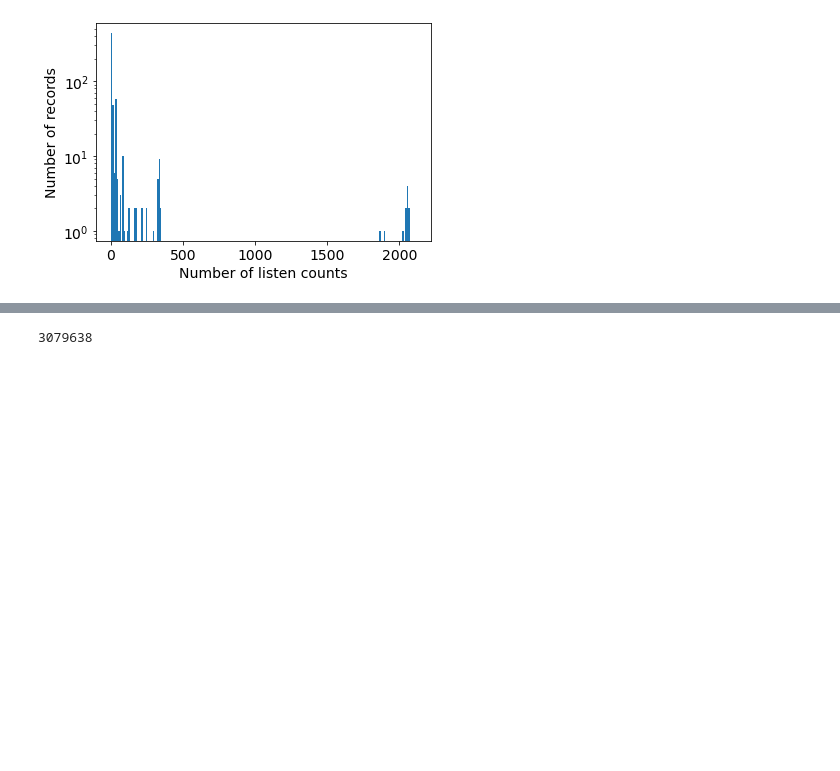
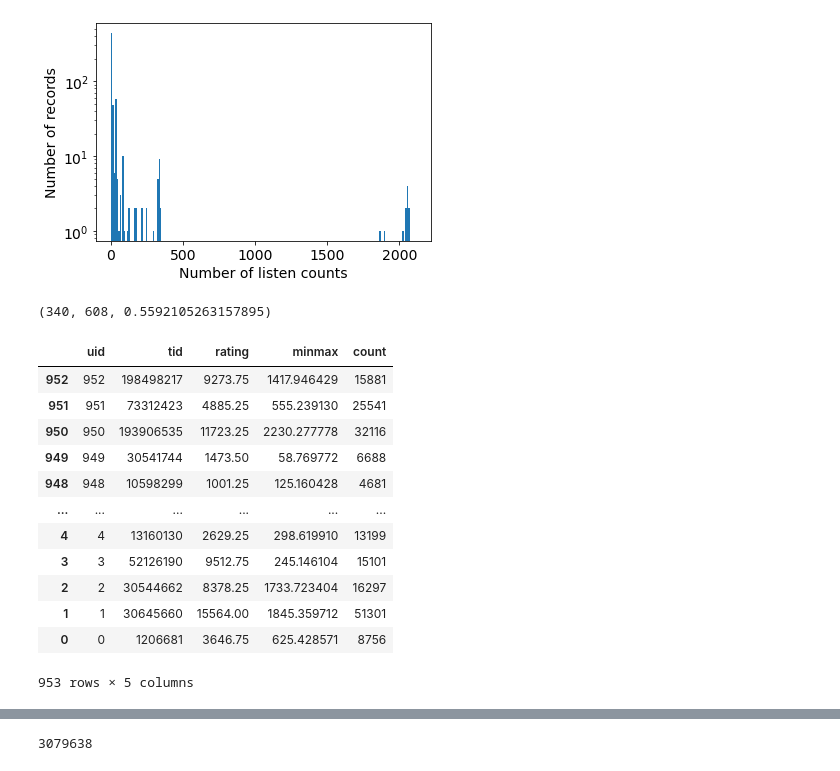
Before and after one commit to bigsamtw/Music_RS, a Jupyter notebook: HPCF/all/test_0.8/data_process/DataVisualization.ipynb, the cells around one changed output, grey strips where cells are left out. Saved outputs shown, nothing was run; the diff lists cells and outputs as text; code cells hidden in the pictures; blank space fills up the shorter version.

```diff
--- a/HPCF/all/test_0.8/data_process/DataVisualization.ipynb
+++ b/HPCF/all/test_0.8/data_process/DataVisualization.ipynb
@@ -53,3 +53,25 @@ plt.savefig('./dv_max_user.png', dpi=600)
 plt.show()
 # %% [output]
 [figure]
+# %%
+lh_u_max_top_items = lh_u_max[lh_u_max['tid'].isin(top_items)]
+len(lh_u_max_top_items), len(lh_u_max), len(lh_u_max_top_items)/len(lh_u_max)
+# %% [output]
+(340, 608, 0.5592105263157895)
+# %%
+lh_user_scale = linear.groupby(["uid"]).sum().reset_index().sort_values(by='uid', ascending=False)
+lh_user_scale
+# %% [output]
+|  | uid | tid | rating | minmax | count |
+| 952 | 952 | 198498217 | 9273.75 | 1417.946429 | 15881 |
+| 951 | 951 | 73312423 | 4885.25 | 555.239130 | 25541 |
+| 950 | 950 | 193906535 | 11723.25 | 2230.277778 | 32116 |
+| 949 | 949 | 30541744 | 1473.50 | 58.769772 | 6688 |
+| 948 | 948 | 10598299 | 1001.25 | 125.160428 | 4681 |
+| ... | ... | ... | ... | ... | ... |
+| 4 | 4 | 13160130 | 2629.25 | 298.619910 | 13199 |
+| 3 | 3 | 52126190 | 9512.75 | 245.146104 | 15101 |
+| 2 | 2 | 30544662 | 8378.25 | 1733.723404 | 16297 |
+| 1 | 1 | 30645660 | 15564.00 | 1845.359712 | 51301 |
+| 0 | 0 | 1206681 | 3646.75 | 625.428571 | 8756 |
+953 rows × 5 columns
```
Also changed, not shown: parts of 9 cells of this notebook, 20 other files.
